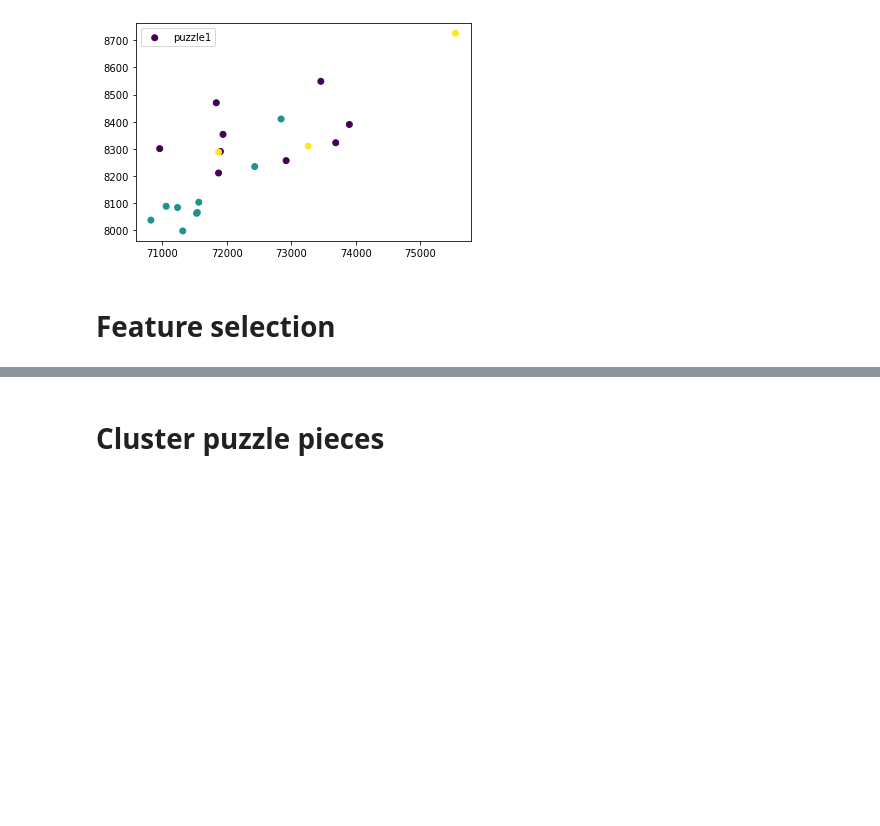
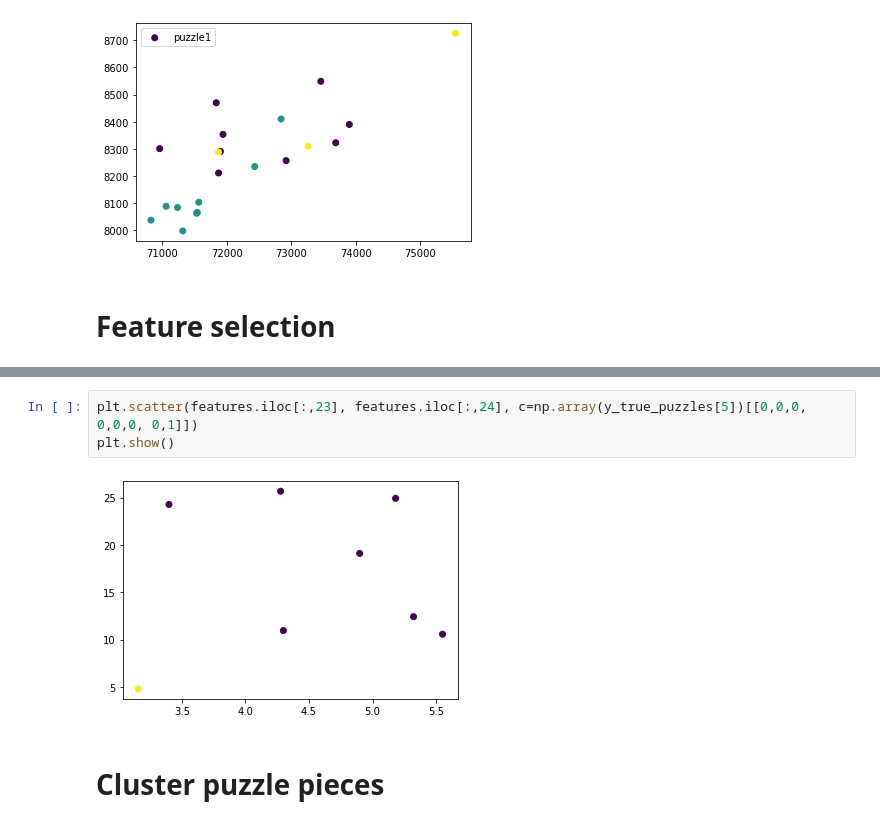
Before and after one commit to alexiaDorm/iapr-lab, a Jupyter notebook: project.ipynb, the cells around one changed output, grey strips where cells are left out. Drawn from its saved outputs; the diff is of its cells as text; blank space fills up the shorter version.

```diff
--- a/project.ipynb
+++ b/project.ipynb
@@ -849,3 +834,8 @@ for i in range(len(features.columns)):
+# %%
+plt.scatter(features.iloc[:,23], features.iloc[:,24], c=np.array(y_true_puzzles[5])[[0,0,0, 0,0,0, 0,1]])
+plt.show()
+# %% [output]
+[figure, added]
 # %% [markdown]
 # Cluster puzzle pieces
 # %%
```
Also changed, not shown: parts of 25 cells of this notebook.
